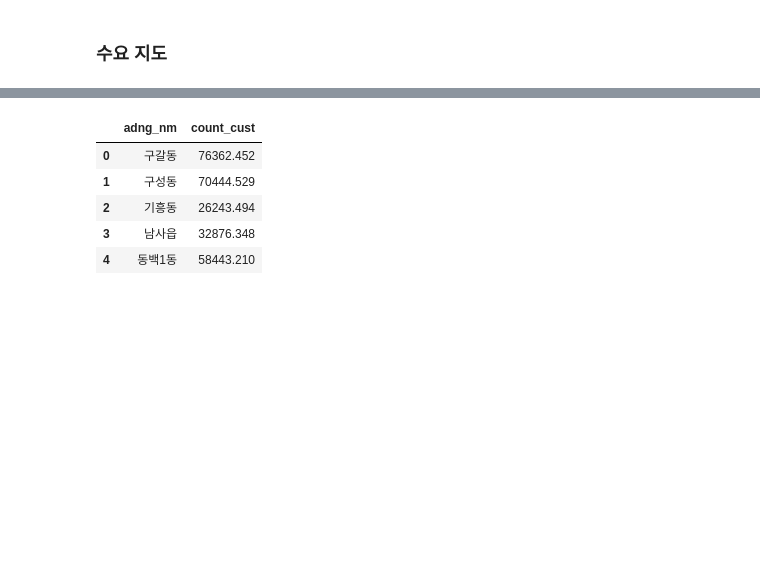
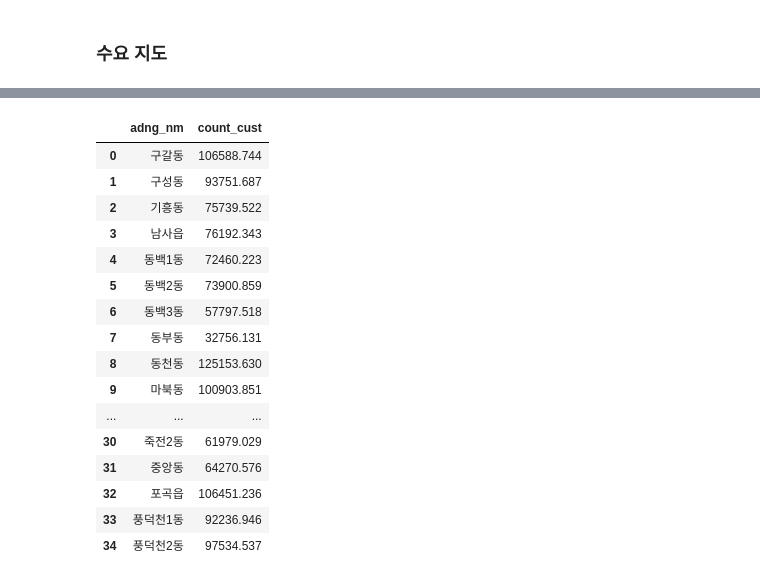
Before and after one commit to jaesoekjjang/ev-station-opt, a Jupyter notebook: code/2_map_visulization.ipynb, the cells around one changed output, grey strips where cells are left out. Cells and saved outputs as stored; diff of their text form; code cells hidden in the pictures; blank space fills up the shorter version.

```diff
--- a/code/2_map_visulization.ipynb
+++ b/code/2_map_visulization.ipynb
@@ -81,11 +74,10 @@ station_map.save('../map/station.html')
 # %%
 import pandas as pd
 
-resident_df = pd.read_csv('../data/dataset/1.ev_app_resident.csv')
-activity_df = pd.read_csv('../data/dataset/2.ev_app_activity.csv')
+demand_df = pd.read_csv('../data/dataset/4.ev_resident+ev_activity+ev_activity_resident.csv')
 # %%
 # TODO 행정동 geo data에 합쳐서 지도에 수요 나타내기 -> Chropleth 맵 그리기
-resident_df = resident_df[['adng_nm','cell_id', 'cell_xcrd', 'cell_ycrd', 'count_cust']]
-resident_df.head()
+demand_df = demand_df[['adng_nm','cell_id', 'cell_xcrd', 'cell_ycrd', 'count_cust']]
+demand_df
 # %% [output]
 |  | adng_nm | cell_id | cell_xcrd | cell_ycrd | count_cust |
@@ -97,14 +96,23 @@ resident_df.head()
 # %%
 # 지역명으로 그룹화 후 수요를 합해 새로운 데이터프레임 생성
 
-resident_demand_df = resident_df.groupby('adng_nm')['count_cust'].sum().to_frame().reset_index()
-activity_demand_df = activity_df.groupby('adng_nm')['count_cust'].sum().to_frame().reset_index()
-
-resident_demand_df.head()
+demand_df = demand_df.groupby('adng_nm')['count_cust'].sum().to_frame().reset_index()
+demand_df
 # %% [output]
 |  | adng_nm | count_cust |
-| 0 | 구갈동 | 76362.452 |
-| 1 | 구성동 | 70444.529 |
-| 2 | 기흥동 | 26243.494 |
-| 3 | 남사읍 | 32876.348 |
-| 4 | 동백1동 | 58443.210 |
+| 0 | 구갈동 | 106588.744 |
+| 1 | 구성동 | 93751.687 |
+| 2 | 기흥동 | 75739.522 |
+| 3 | 남사읍 | 76192.343 |
+| 4 | 동백1동 | 72460.223 |
+| 5 | 동백2동 | 73900.859 |
+| 6 | 동백3동 | 57797.518 |
+| 7 | 동부동 | 32756.131 |
+| 8 | 동천동 | 125153.630 |
+| 9 | 마북동 | 100903.851 |
+| ... | ... | ... |
+| 30 | 죽전2동 | 61979.029 |
+| 31 | 중앙동 | 64270.576 |
+| 32 | 포곡읍 | 106451.236 |
+| 33 | 풍덕천1동 | 92236.946 |
+| 34 | 풍덕천2동 | 97534.537 |
```
Also changed, not shown: parts of 6 cells of this notebook, 2 other files.
